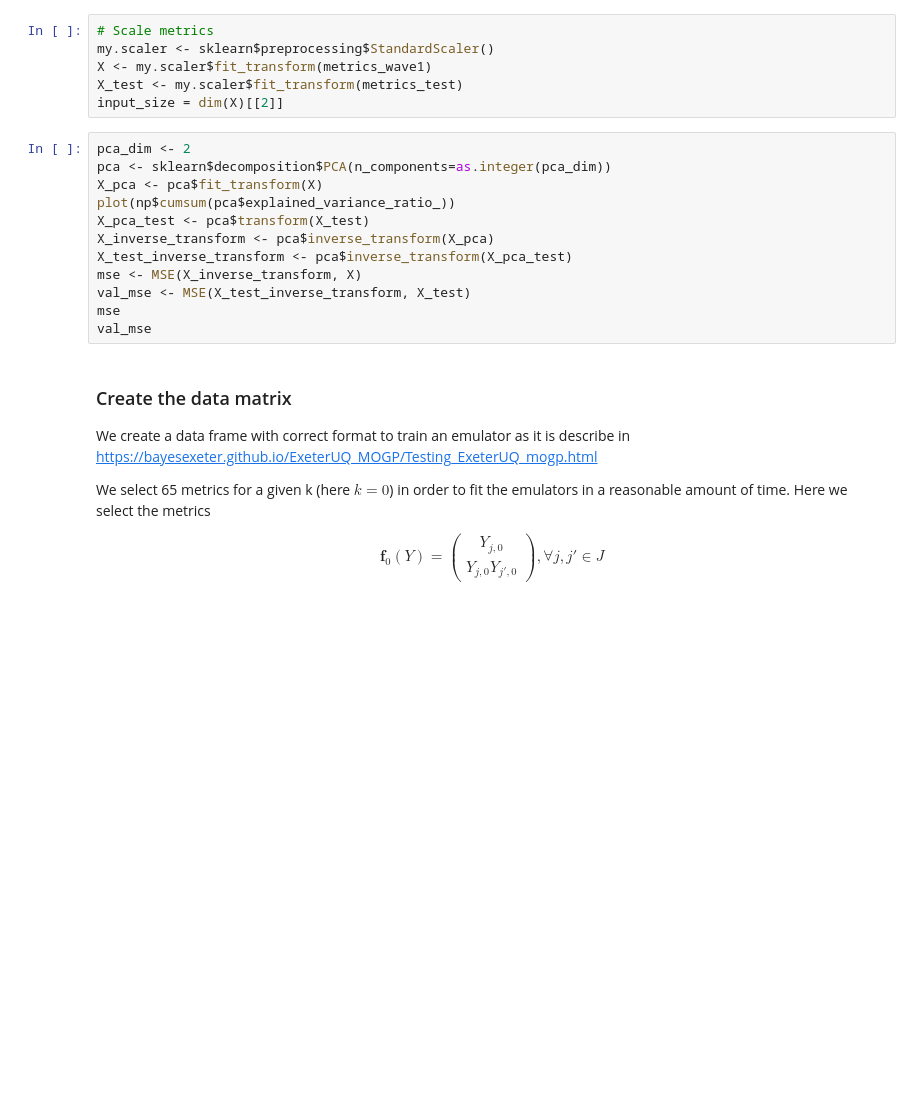
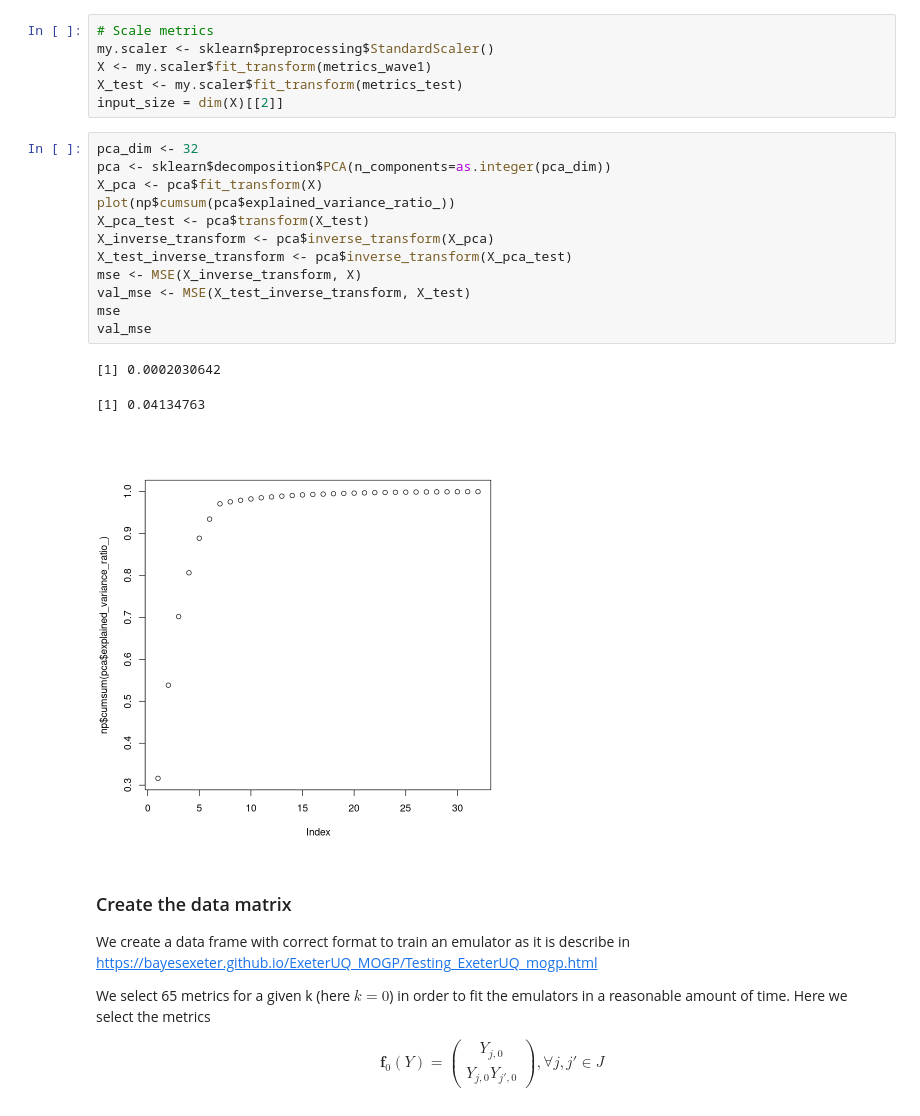
Before and after one commit to homerdurand/HistoryMatching_ExeterUQ, a Jupyter notebook: 27-07-21-HM-Dim-PCA.ipynb, the cells around one changed output. Cells and saved outputs as stored; diff of their text form; blank space fills up the shorter version.

```diff
--- a/27-07-21-HM-Dim-PCA.ipynb
+++ b/27-07-21-HM-Dim-PCA.ipynb
@@ -159,17 +159,21 @@ X <- my.scaler$fit_transform(metrics_wave1)
 X_test <- my.scaler$fit_transform(metrics_test)
 input_size = dim(X)[[2]]
 # %%
-pca_dim <- 2
+pca_dim <- 32
 pca <- sklearn$decomposition$PCA(n_components=as.integer(pca_dim))
 X_pca <- pca$fit_transform(X)
 plot(np$cumsum(pca$explained_variance_ratio_))
 X_pca_test <- pca$transform(X_test)
 X_inverse_transform <- pca$inverse_transform(X_pca)
 X_test_inverse_transform <- pca$inverse_transform(X_pca_test)
 mse <- MSE(X_inverse_transform, X)
 val_mse <- MSE(X_test_inverse_transform, X_test)
 mse
 val_mse
+# %% [output]
+[1] 0.0002030642
+[1] 0.04134763
+[figure, added]
 # %% [markdown]
 ### Create the data matrix
 We create a data frame with correct format to train an emulator as it is describe in https://bayesexeter.github.io/ExeterUQ_MOGP/Testing_ExeterUQ_mogp.html
```
Also changed, not shown: parts of 15 cells of this notebook.
